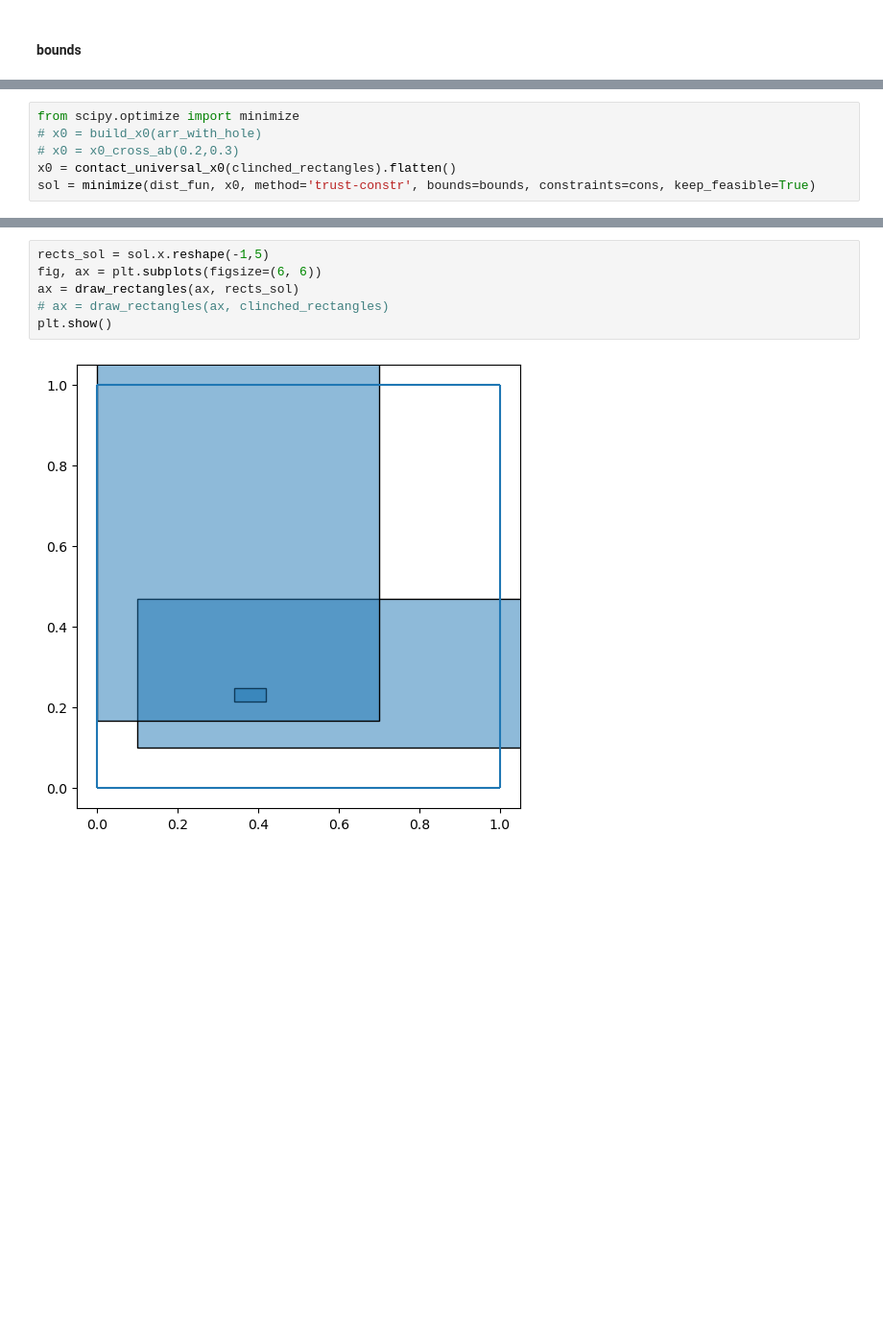
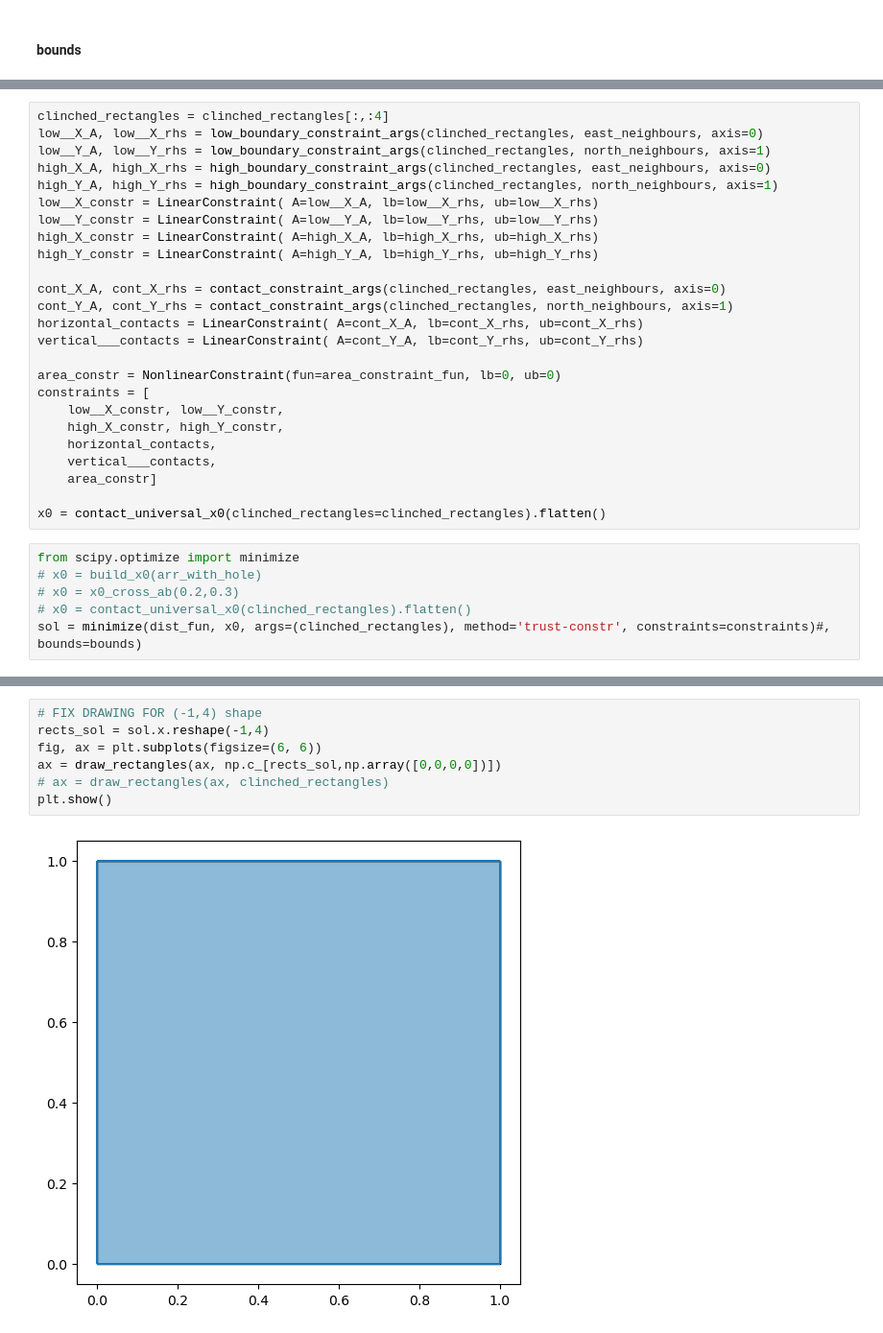
Before and after one commit to Polatucha16/SquareDivision, a Jupyter notebook: square_division_example.ipynb, the cells around one changed output, grey strips where cells are left out. Shown at 96% size. Drawn from its saved outputs; the diff is of its cells as text; blank space fills up the shorter version.

Commit message:
constraints separation

```diff
--- a/square_division_example.ipynb
+++ b/square_division_example.ipynb
@@ -287,6 +316,31 @@ yup i'm here
+# %%
+clinched_rectangles = clinched_rectangles[:,:4]
+low__X_A, low__X_rhs = low_boundary_constraint_args(clinched_rectangles, east_neighbours, axis=0)
+low__Y_A, low__Y_rhs = low_boundary_constraint_args(clinched_rectangles, north_neighbours, axis=1)
+high_X_A, high_X_rhs = high_boundary_constraint_args(clinched_rectangles, east_neighbours, axis=0)
+high_Y_A, high_Y_rhs = high_boundary_constraint_args(clinched_rectangles, north_neighbours, axis=1)
+low__X_constr = LinearConstraint( A=low__X_A, lb=low__X_rhs, ub=low__X_rhs)
+low__Y_constr = LinearConstraint( A=low__Y_A, lb=low__Y_rhs, ub=low__Y_rhs)
+high_X_constr = LinearConstraint( A=high_X_A, lb=high_X_rhs, ub=high_X_rhs)
+high_Y_constr = LinearConstraint( A=high_Y_A, lb=high_Y_rhs, ub=high_Y_rhs)
+
+cont_X_A, cont_X_rhs = contact_constraint_args(clinched_rectangles, east_neighbours, axis=0)
+cont_Y_A, cont_Y_rhs = contact_constraint_args(clinched_rectangles, north_neighbours, axis=1)
+horizontal_contacts = LinearConstraint( A=cont_X_A, lb=cont_X_rhs, ub=cont_X_rhs)
+vertical___contacts = LinearConstraint( A=cont_Y_A, lb=cont_Y_rhs, ub=cont_Y_rhs)
+
+area_constr = NonlinearConstraint(fun=area_constraint_fun, lb=0, ub=0)
+constraints = [
+    low__X_constr, low__Y_constr,
+    high_X_constr, high_Y_constr,
+    horizontal_contacts,
+    vertical___contacts,
+    area_constr]
+
+x0 = contact_universal_x0(clinched_rectangles=clinched_rectangles).flatten()
 # %%
 from scipy.optimize import minimize
 # x0 = build_x0(arr_with_hole)
 # x0 = x0_cross_ab(0.2,0.3)
-x0 = contact_universal_x0(clinched_rectangles).flatten()
-sol = minimize(dist_fun, x0, method='trust-constr', bounds=bounds, constraints=cons, keep_feasible=True)
+# x0 = contact_universal_x0(clinched_rectangles).flatten()
+sol = minimize(dist_fun, x0, args=(clinched_rectangles), method='trust-constr', constraints=constraints)#, bounds=bounds)
@@ -306,8 +354,9 @@ array([[ 1.00000000e-01,  1.00000000e-01,  9.95686494e-01,
 # %%
-rects_sol = sol.x.reshape(-1,5)
+# FIX DRAWING FOR (-1,4) shape
+rects_sol = sol.x.reshape(-1,4)
 fig, ax = plt.subplots(figsize=(6, 6))
-ax = draw_rectangles(ax, rects_sol)
+ax = draw_rectangles(ax, np.c_[rects_sol,np.array([0,0,0,0])])
 # ax = draw_rectangles(ax, clinched_rectangles)
 plt.show()
 # %% [output]
-[figure, old version]
+[figure, new version]
```
Also changed, not shown: parts of 15 cells of this notebook, 6 other files.
